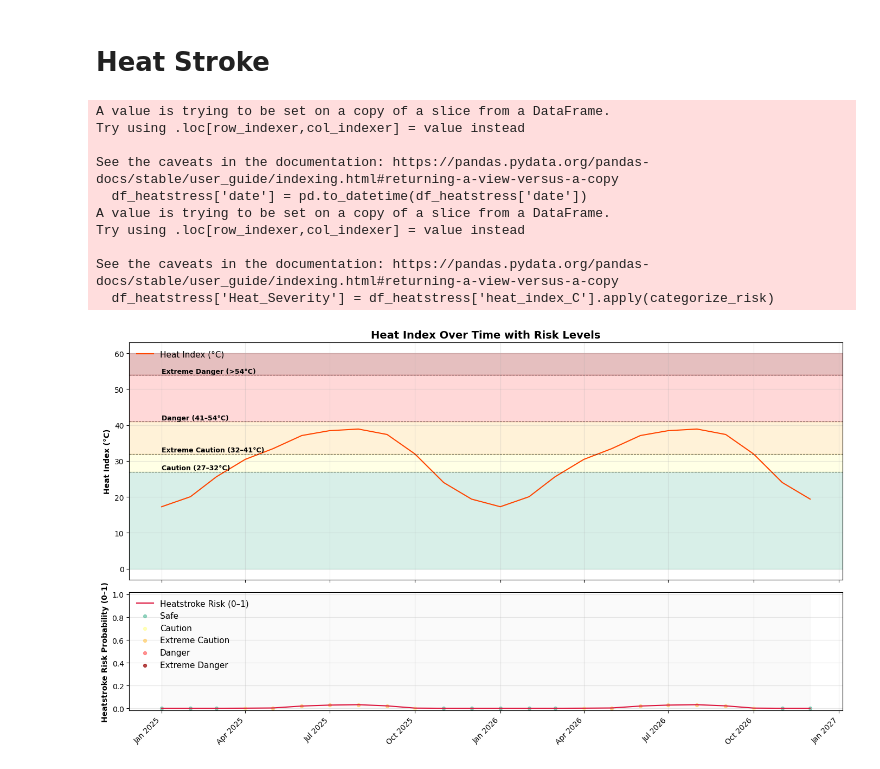
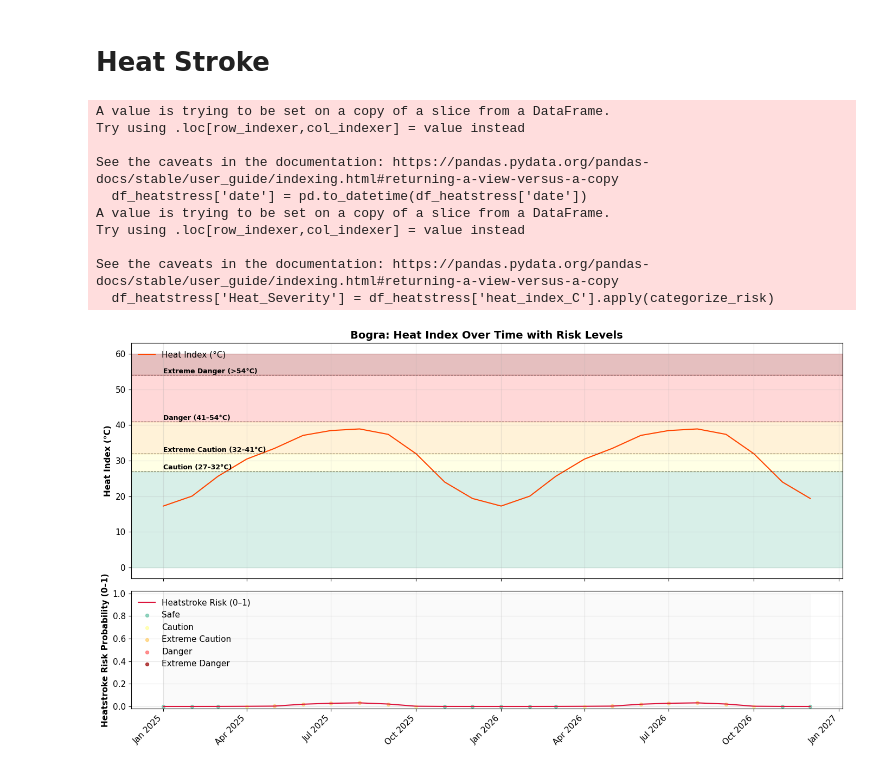
Before and after one commit to not-your-pancake/TCC_Journal, a Jupyter notebook: 0 Real Done Shit/1. Northwest Extreme Heat Zone (Dry Hot Plains)/1-4 HI_WB_HS_WGB/Bogra.ipynb, the cells around one changed output. Saved outputs shown, nothing was run; the diff lists cells and outputs as text; code cells hidden in the pictures.

```diff
--- a/0 Real Done Shit/1. Northwest Extreme Heat Zone (Dry Hot Plains)/1-4 HI_WB_HS_WGB/Bogra.ipynb
+++ b/0 Real Done Shit/1. Northwest Extreme Heat Zone (Dry Hot Plains)/1-4 HI_WB_HS_WGB/Bogra.ipynb
@@ -3842,7 +3842,7 @@ for start, end, color, label in bands[1:]:
     ax1.text(df_heatstress['date'].iloc[0], start + 0.5, label, fontsize=9, color='k', weight='bold')
 
 ax1.set_ylabel('Heat Index (°C)', weight='bold')
-ax1.set_title('Heat Index Over Time with Risk Levels', weight='bold', fontsize=14)
+ax1.set_title(f'{district}: Heat Index Over Time with Risk Levels', weight='bold', fontsize=14)
 ax1.grid(alpha=0.3)
 ax1.legend(loc='upper left', frameon=False)
 
@@ -3851,31 +3851,31 @@ ax2.fill_between(df_heatstress['date'], 0, 1, color='lightgrey', alpha=0.1)  # s
 ax2.plot(df_heatstress['date'], df_heatstress['heatstroke_risk'], color='crimson', lw=1.5, label='Heatstroke Risk (0–1)')
 
 # Color-coded scatter points
 for severity, color in palette.items():
     subset = df_heatstress[df_heatstress['Heat_Severity'] == severity]
     ax2.scatter(subset['date'], subset['heatstroke_risk'], s=18, color=color, label=severity, alpha=0.7)
 
 ax2.set_ylabel('Heatstroke Risk Probability (0–1)', weight='bold')
 ax2.set_ylim(-0.02,1.02)
 ax2.grid(alpha=0.3)
 ax2.legend(loc='upper left', frameon=False)
 
 # --- X-axis formatting ---
 ax2.xaxis.set_major_locator(mdates.MonthLocator(interval=3))
 ax2.xaxis.set_major_formatter(mdates.DateFormatter('%b %Y'))
 plt.setp(ax2.xaxis.get_majorticklabels(), rotation=45, ha='right')
 
 plt.tight_layout()
 plt.show()
 # %% [output]
 A value is trying to be set on a copy of a slice from a DataFrame.
 Try using .loc[row_indexer,col_indexer] = value instead
 
 See the caveats in the documentation: https://pandas.pydata.org/pandas-docs/stable/user_guide/indexing.html#returning-a-view-versus-a-copy
   df_heatstress['date'] = pd.to_datetime(df_heatstress['date'])
 A value is trying to be set on a copy of a slice from a DataFrame.
 Try using .loc[row_indexer,col_indexer] = value instead
 
 See the caveats in the documentation: https://pandas.pydata.org/pandas-docs/stable/user_guide/indexing.html#returning-a-view-versus-a-copy
   df_heatstress['Heat_Severity'] = df_heatstress['heat_index_C'].apply(categorize_risk)
-[figure, old version]
+[figure, new version]
```
Also changed, not shown: parts of 11 cells of this notebook, 3 other files.
